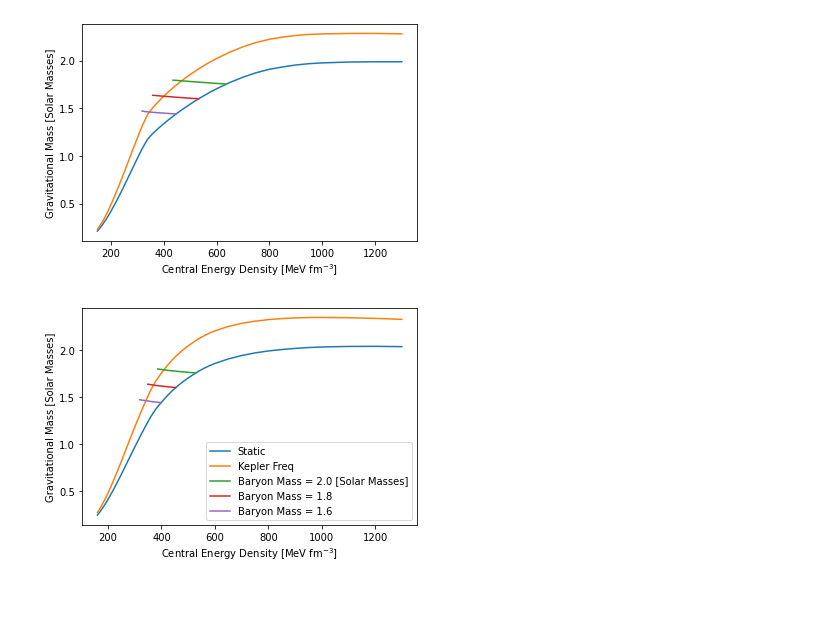
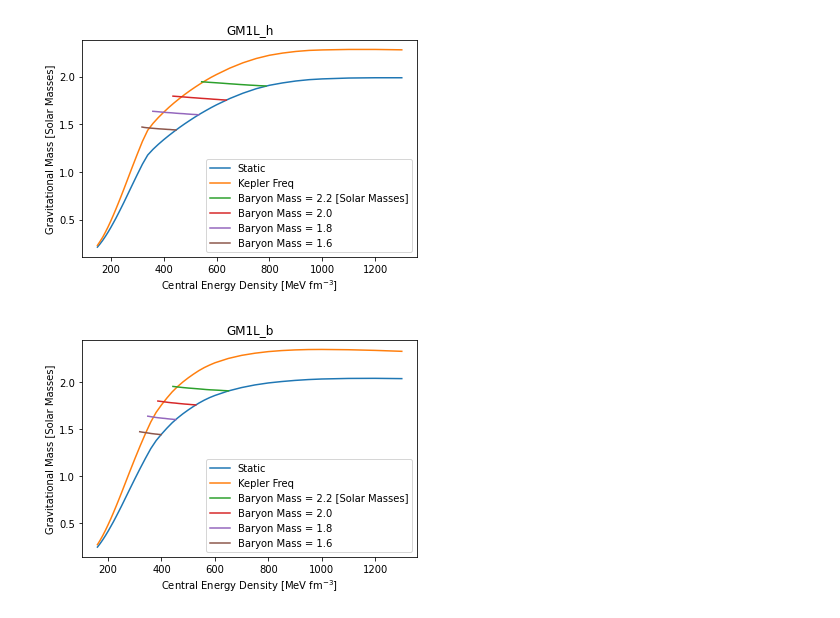
Before and after one commit to N8Saav/rotating_neutron_star, a Jupyter notebook: rotating_nstar_model/baryonconstant/plots_baryonconstant.ipynb, the cells around one changed output. Cells and saved outputs as stored; diff of their text form; code cells hidden in the pictures.

```diff
--- a/rotating_nstar_model/baryonconstant/plots_baryonconstant.ipynb
+++ b/rotating_nstar_model/baryonconstant/plots_baryonconstant.ipynb
@@ -1,27 +1,30 @@
 # %%
 import numpy as np
 import matplotlib.pyplot as plt
 
 kepler_rotating_GM1L_h = np.loadtxt('GM1L_h_rotating.dat', unpack=True, skiprows=2)
 static_GM1L_h = np.loadtxt('GM1L_h_static.dat', unpack=True, skiprows=2)
 
-A2_0_rotating_mass_density_GM1L_h = np.loadtxt('A2_0_rotating_mass_density_GM1L_h.dat', unpack=True, skiprows=2)
-A1_8_rotating_mass_density_GM1L_h = np.loadtxt('A1_8_rotating_mass_density_GM1L_h.dat', unpack=True, skiprows=2)
-A1_6_rotating_mass_density_GM1L_h = np.loadtxt('A1_6_rotating_mass_density_GM1L_h.dat', unpack=True, skiprows=2)
+A2_2_rotating_mass_density_GM1L_h = np.loadtxt('./GM1L_h/A2_2_rotating_mass_density_GM1L_h.dat', unpack=True, skiprows=2)
+A2_0_rotating_mass_density_GM1L_h = np.loadtxt('./GM1L_h/A2_0_rotating_mass_density_GM1L_h.dat', unpack=True, skiprows=2)
+A1_8_rotating_mass_density_GM1L_h = np.loadtxt('./GM1L_h/A1_8_rotating_mass_density_GM1L_h.dat', unpack=True, skiprows=2)
+A1_6_rotating_mass_density_GM1L_h = np.loadtxt('./GM1L_h/A1_6_rotating_mass_density_GM1L_h.dat', unpack=True, skiprows=2)
 
 plt.plot(static_GM1L_h[1], static_GM1L_h[3])
 plt.plot(kepler_rotating_GM1L_h[1], kepler_rotating_GM1L_h[3])
 
+plt.plot(A2_2_rotating_mass_density_GM1L_h[1], A2_2_rotating_mass_density_GM1L_h[3])
 plt.plot(A2_0_rotating_mass_density_GM1L_h[1], A2_0_rotating_mass_density_GM1L_h[3])
 plt.plot(A1_8_rotating_mass_density_GM1L_h[1], A1_8_rotating_mass_density_GM1L_h[3])
 plt.plot(A1_6_rotating_mass_density_GM1L_h[1], A1_6_rotating_mass_density_GM1L_h[3])
 
 plt.xlabel('Central Energy Density [MeV fm$^{-3}$]')
 plt.ylabel('Gravitational Mass [Solar Masses]')
-plt.legend(["Static","Kepler Freq",'Baryon Mass = 2.0 [Solar Masses]','Baryon Mass = 1.8','Baryon Mass = 1.6'])
+plt.legend(["Static","Kepler Freq",'Baryon Mass = 2.2 [Solar Masses]','Baryon Mass = 2.0','Baryon Mass = 1.8','Baryon Mass = 1.6'])
+plt.title("GM1L_h")
 plt.show()
 # %% [output]
-[figure, old version]
+[figure, new version]
 # %%
 import numpy as np
 import matplotlib.pyplot as plt
@@ -29,20 +32,23 @@ import matplotlib.pyplot as plt
 kepler_rotating_GM1L_b = np.loadtxt('GM1L_b_rotating.dat', unpack=True, skiprows=2)
 static_GM1L_b = np.loadtxt('GM1L_b_static.dat', unpack=True, skiprows=2)
 
-A2_0_rotating_mass_density_GM1L_b = np.loadtxt('A2_0_rotating_mass_density_GM1L_b.dat', unpack=True, skiprows=2)
-A1_8_rotating_mass_density_GM1L_b = np.loadtxt('A1_8_rotating_mass_density_GM1L_b.dat', unpack=True, skiprows=2)
-A1_6_rotating_mass_density_GM1L_b = np.loadtxt('A1_6_rotating_mass_density_GM1L_b.dat', unpack=True, skiprows=2)
+A2_2_rotating_mass_density_GM1L_b = np.loadtxt('./GM1L_b/A2_2_rotating_mass_density_GM1L_b.dat', unpack=True, skiprows=2)
+A2_0_rotating_mass_density_GM1L_b = np.loadtxt('./GM1L_b/A2_0_rotating_mass_density_GM1L_b.dat', unpack=True, skiprows=2)
+A1_8_rotating_mass_density_GM1L_b = np.loadtxt('./GM1L_b/A1_8_rotating_mass_density_GM1L_b.dat', unpack=True, skiprows=2)
+A1_6_rotating_mass_density_GM1L_b = np.loadtxt('./GM1L_b/A1_6_rotating_mass_density_GM1L_b.dat', unpack=True, skiprows=2)
 
 plt.plot(static_GM1L_b[1], static_GM1L_b[3])
 plt.plot(kepler_rotating_GM1L_b[1], kepler_rotating_GM1L_b[3])
 
+plt.plot(A2_2_rotating_mass_density_GM1L_b[1], A2_2_rotating_mass_density_GM1L_b[3])
 plt.plot(A2_0_rotating_mass_density_GM1L_b[1], A2_0_rotating_mass_density_GM1L_b[3])
 plt.plot(A1_8_rotating_mass_density_GM1L_b[1], A1_8_rotating_mass_density_GM1L_b[3])
 plt.plot(A1_6_rotating_mass_density_GM1L_b[1], A1_6_rotating_mass_density_GM1L_b[3])
 
 plt.xlabel('Central Energy Density [MeV fm$^{-3}$]')
 plt.ylabel('Gravitational Mass [Solar Masses]')
-plt.legend(["Static","Kepler Freq",'Baryon Mass = 2.0 [Solar Masses]','Baryon Mass = 1.8','Baryon Mass = 1.6'])
+plt.legend(["Static","Kepler Freq",'Baryon Mass = 2.2 [Solar Masses]','Baryon Mass = 2.0','Baryon Mass = 1.8','Baryon Mass = 1.6'])
+plt.title("GM1L_b")
 plt.show()
 # %% [output]
-[figure, old version]
+[figure, new version]
```
